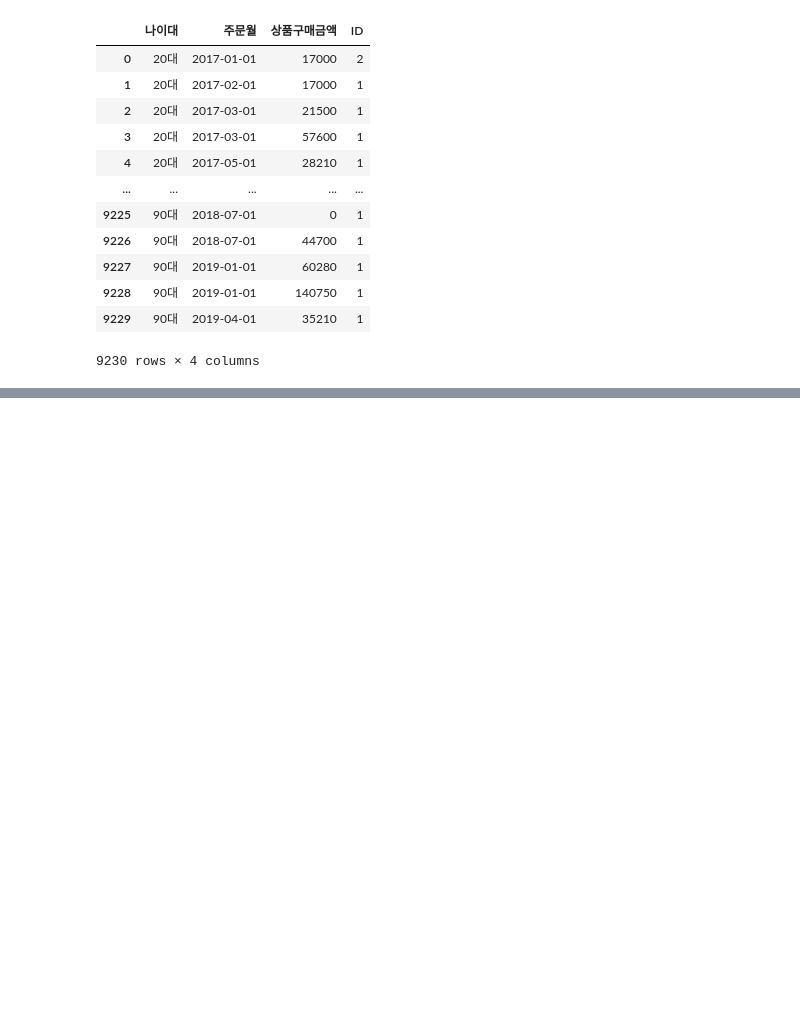
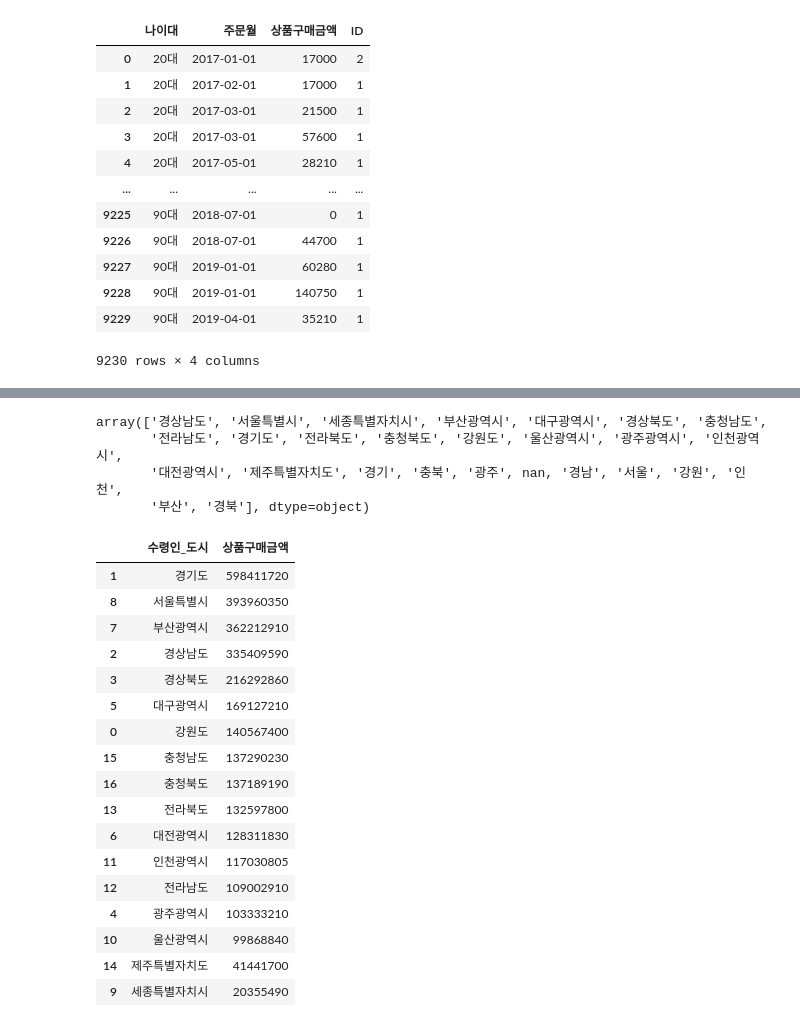
Before and after one commit to Liamns/1_project, a Jupyter notebook: jwp.ipynb, the cells around one changed output, grey strips where cells are left out. Cells and saved outputs as stored; diff of their text form; code cells hidden in the pictures; blank space fills up the shorter version.

```diff
--- a/jwp.ipynb
+++ b/jwp.ipynb
@@ -653,0 +636,7 @@ Did you mean "base"?
+# %%
+dt1['수령인_도시'].unique()
+# %% [output]
+array(['경상남도', '서울특별시', '세종특별자치시', '부산광역시', '대구광역시', '경상북도', '충청남도',
+       '전라남도', '경기도', '전라북도', '충청북도', '강원도', '울산광역시', '광주광역시', '인천광역시',
+       '대전광역시', '제주특별자치도', '경기', '충북', '광주', nan, '경남', '서울', '강원', '인천',
+       '부산', '경북'], dtype=object)
@@ -653,0 +645,22 @@ Did you mean "base"?
+# %%
+dt1_city_price = dt1.groupby('수령인_도시', as_index=False)[['상품구매금액']].sum().sort_values(by='상품구매금액', ascending=False)
+dt1_city_price
+# %% [output]
+|  | 수령인_도시 | 상품구매금액 |
+| 1 | 경기도 | 598411720 |
+| 8 | 서울특별시 | 393960350 |
+| 7 | 부산광역시 | 362212910 |
+| 2 | 경상남도 | 335409590 |
+| 3 | 경상북도 | 216292860 |
+| 5 | 대구광역시 | 169127210 |
+| 0 | 강원도 | 140567400 |
+| 15 | 충청남도 | 137290230 |
+| 16 | 충청북도 | 137189190 |
+| 13 | 전라북도 | 132597800 |
+| 6 | 대전광역시 | 128311830 |
+| 11 | 인천광역시 | 117030805 |
+| 12 | 전라남도 | 109002910 |
+| 4 | 광주광역시 | 103333210 |
+| 10 | 울산광역시 | 99868840 |
+| 14 | 제주특별자치도 | 41441700 |
+| 9 | 세종특별자치시 | 20355490 |
```
Also changed, not shown: parts of 34 cells of this notebook.
